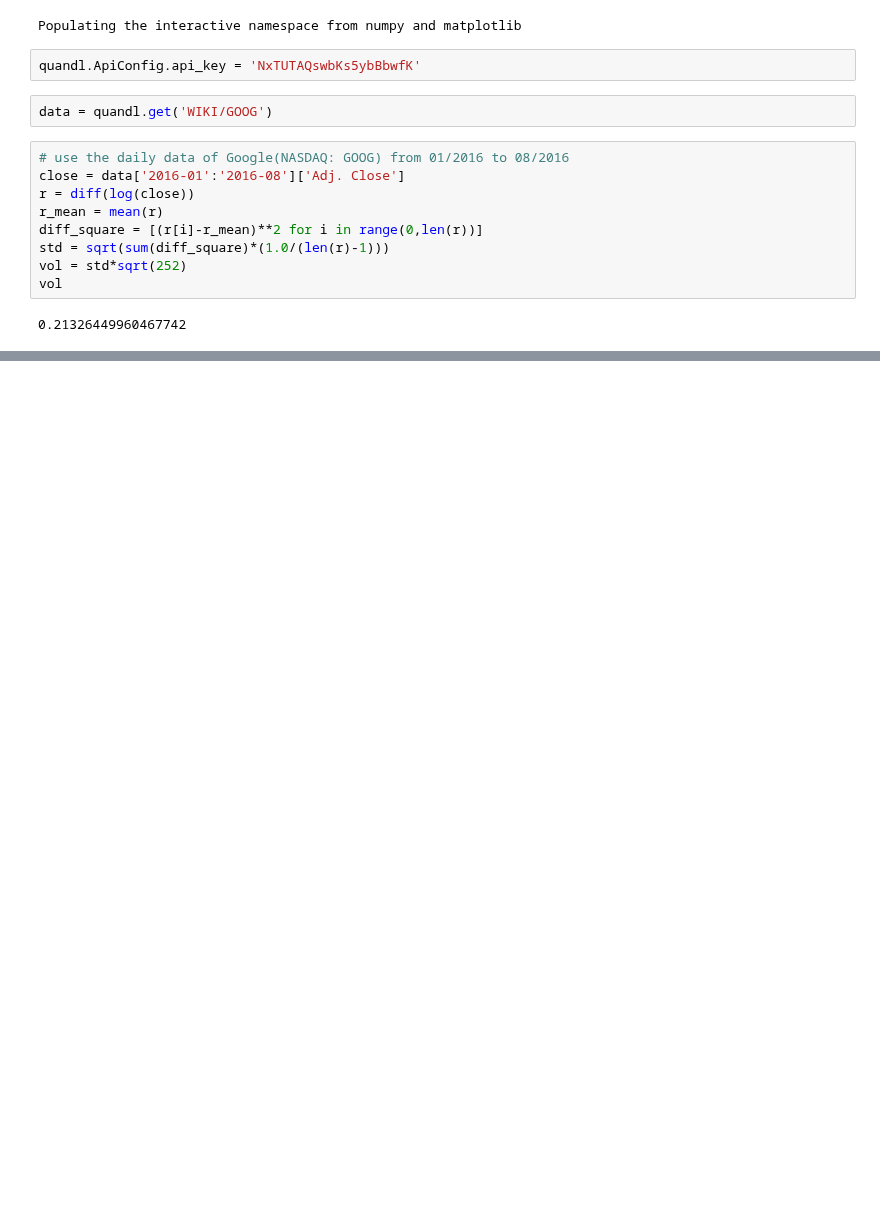
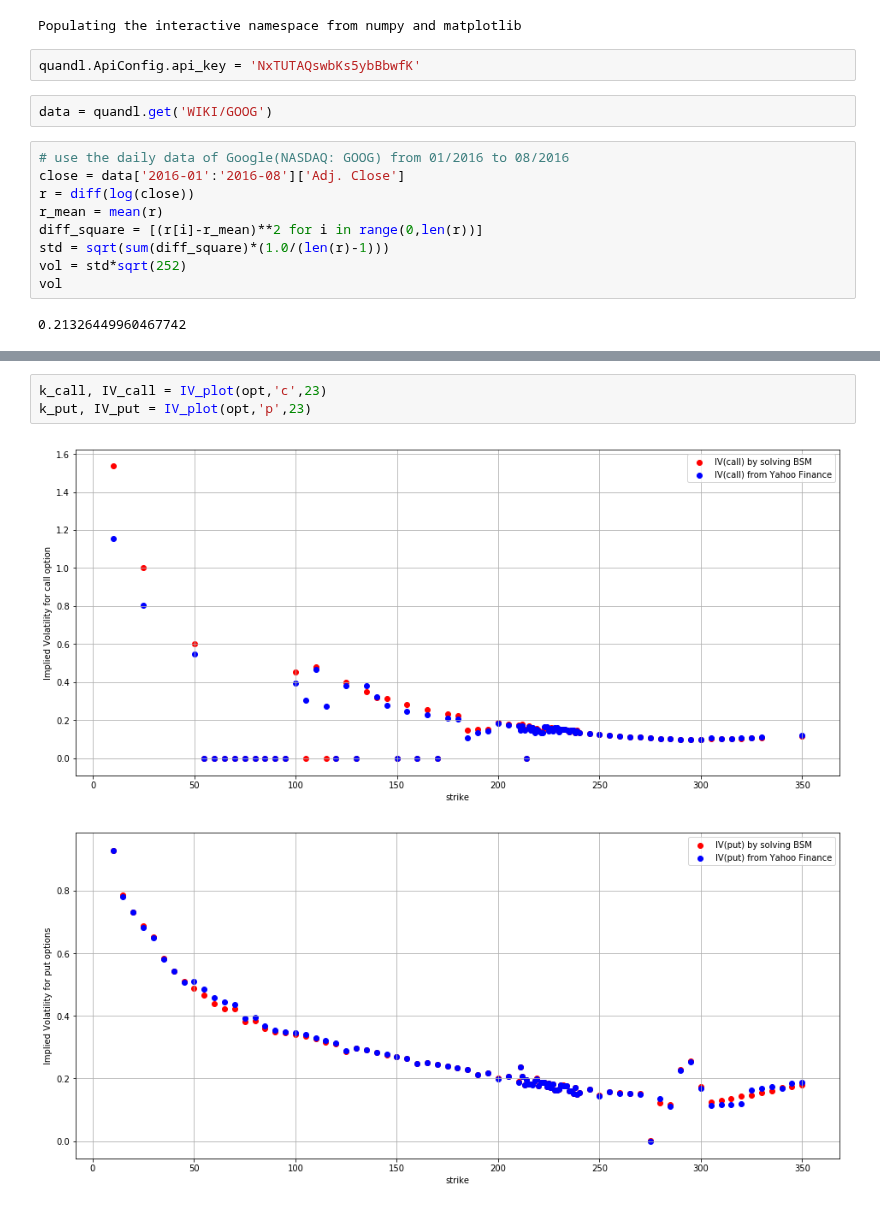
Before and after one commit to QuantConnect/Tutorials, a Jupyter notebook: Tutorial Series/Introduction to Options/Tutorial07 Historical Volatility and Implied Volatility.ipynb, the cells around one changed output, grey strips where cells are left out. Saved outputs shown, nothing was run; the diff lists cells and outputs as text; blank space fills up the shorter version.

Commit message:
Modified juppyter notebook, scatter plot

```diff
--- a/Tutorial Series/Introduction to Options/Tutorial07 Historical Volatility and Implied Volatility.ipynb
+++ b/Tutorial Series/Introduction to Options/Tutorial07 Historical Volatility and Implied Volatility.ipynb
@@ -173,3 +143,9 @@ plt.legend((c,d), ("IV(put) by solving BSM", "IV(put) from Yahoo Finance"))
+# %%
+k_call, IV_call = IV_plot(opt,'c',23)
+k_put, IV_put = IV_plot(opt,'p',23)
+# %% [output]
+[figure, added]
+[figure, added]
 # %%
 plt.figure(figsize=(16, 7))
 e = plt.scatter(k_call,IV_call, c ='red', label="IV(call options)")
```
Also changed, not shown: parts of 20 cells of this notebook, 1 other file.
